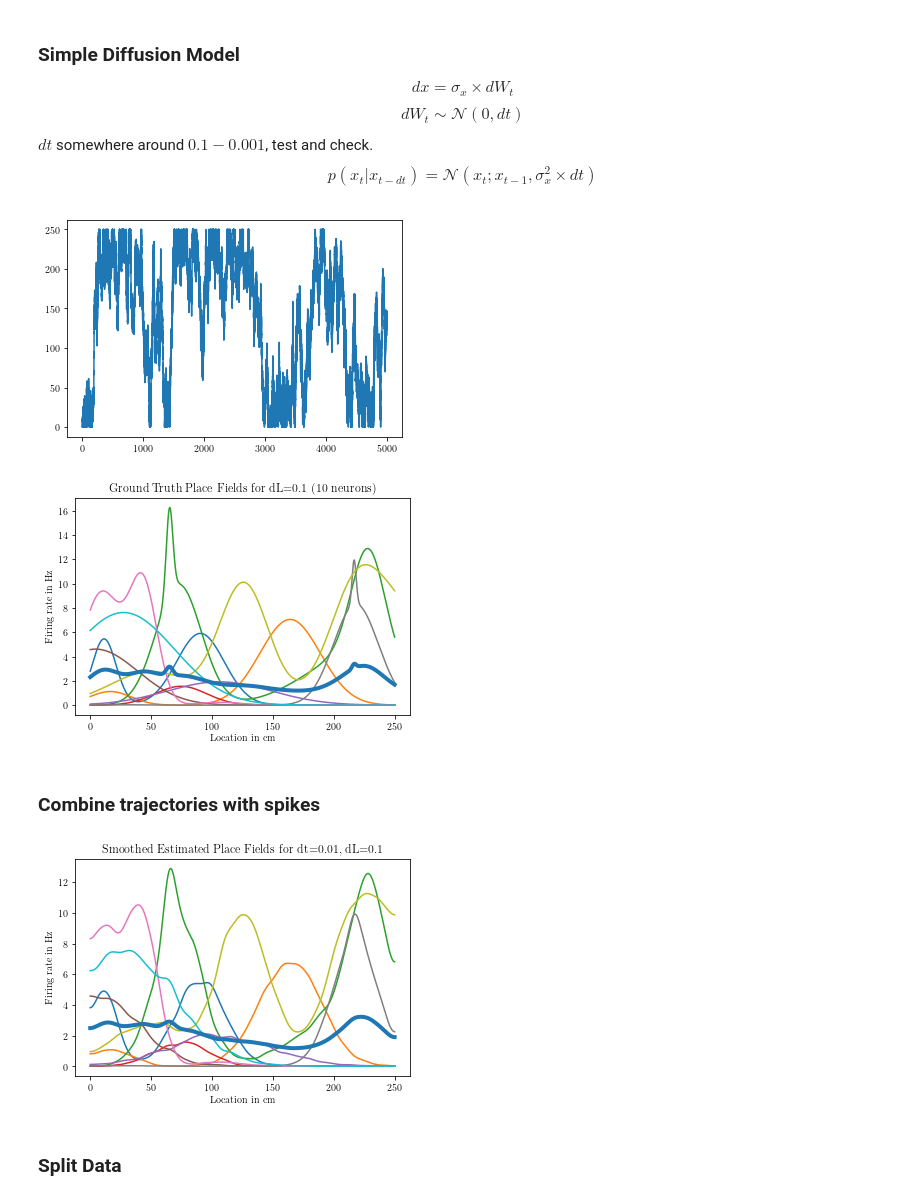
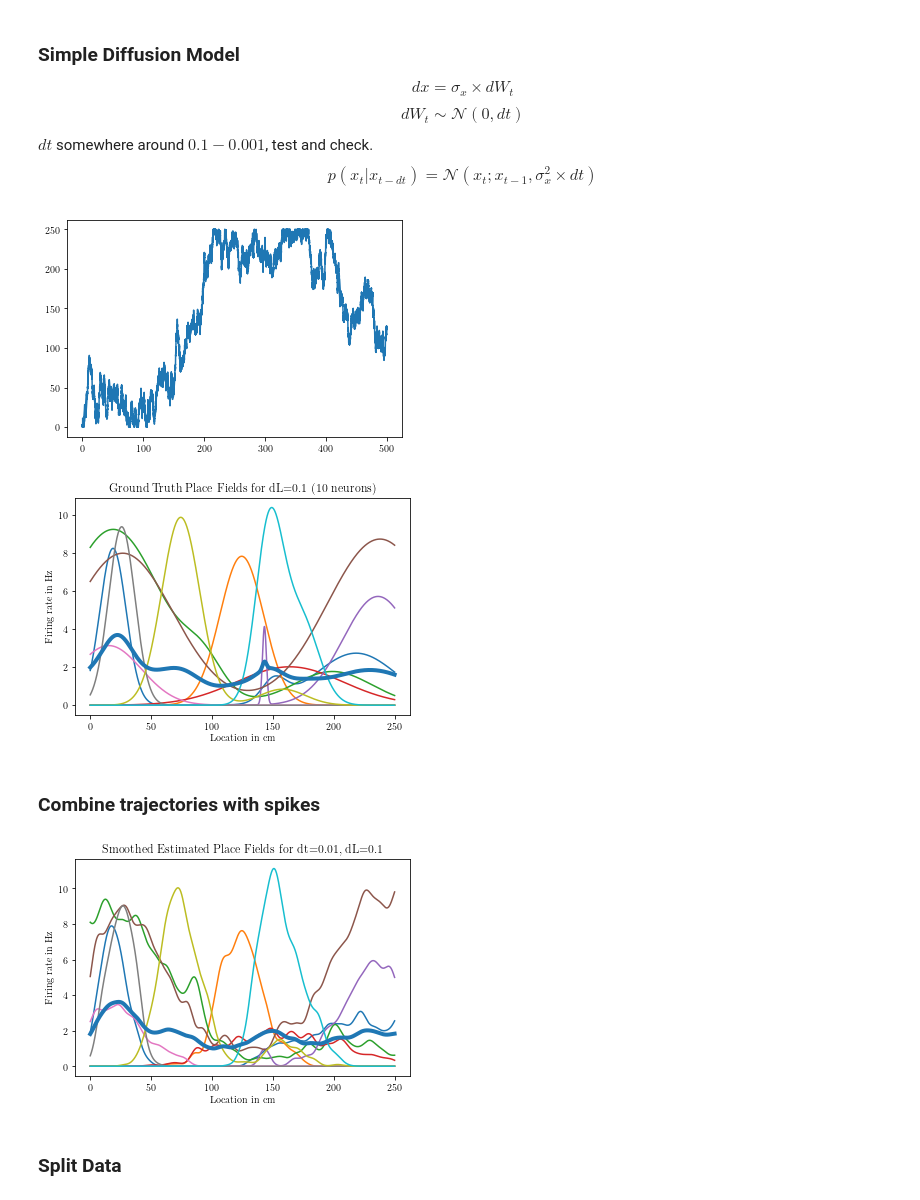
Before and after one commit to kushagrasharma/place-cell-reconstruction, a Jupyter notebook: Diffusion Particle Filter.ipynb, the cells around one changed output. Saved outputs shown, nothing was run; the diff lists cells and outputs as text; code cells hidden in the pictures.

```diff
--- a/Diffusion Particle Filter.ipynb
+++ b/Diffusion Particle Filter.ipynb
@@ -29,48 +37,31 @@ $$p(x_t | x_{t-dt} ) = \mathcal{N} ( x_t; x_{t-1}, \sigma_x^2 \times dt )$$
 # %%
 T = 500
 dt = 0.01
 t = np.arange(0,T,dt)
 M = 10 # number of neurons
 L = 250 # total length
 dL = 0.1
 P = 1000
 Peff_min = 0.5
-xaxis = np.arange(0,L,dL) + dL/2 # center of bins
-find_nearest = np.vectorize(lambda x: fn(xaxis, x))
 
 params = {
     "sigma": 10,
     "dt": dt,
-    "xaxis": xaxis, # axis for placefields
+#     "xaxis": xaxis, # axis for placefields
     "dL": dL,
     "T": T,
     "P": P,
     "Peff_min": Peff_min,
     "L": L
 }
 
-def generate_diffusion_trajectory(params):
-    X = np.zeros(int(T/dt))
-    X[0] = 0
-
-    for i in np.arange(1,int(T/dt)):
-        x = np.copy(X[i-1])
-        # integrate one timestep using Euler scheme
-        X[i] = x + params["sigma"] * np.random.normal(0,np.sqrt(dt))
-        if X[i] < 0:
-            X[i] = 0 # put particle to boundary
-        elif X[i] > L:
-            X[i] = L # put particle to boundary
-
-    X = find_nearest(X)
-    return X
-
-X = generate_diffusion_trajectory(params)
+X, xaxis = generate_diffusion_trajectory(params)
+params["xaxis"] = xaxis
 
 plt.plot(t,X)
 plt.show()
 # %% [output]
-[figure, old version]
+[figure, new version]
 # %%
 f = generatePlaceFields1D(M,xaxis,L)
 params["f"] = f
@@ -81,7 +72,7 @@ plt.ylabel("Firing rate in Hz")
 plt.xlabel("Location in cm")
 plt.show()
 # %% [output]
-[figure, old version]
+[figure, new version]
 # %% [markdown]
 ### Combine trajectories with spikes
 # %%
@@ -97,7 +88,7 @@ plt.ylabel("Firing rate in Hz")
 plt.xlabel("Location in cm")
 plt.show()
 # %% [output]
-[figure, old version]
+[figure, new version]
 # %% [markdown]
 ### Split Data
 # %%
```
Also changed, not shown: parts of 27 cells of this notebook, 3 other files.
